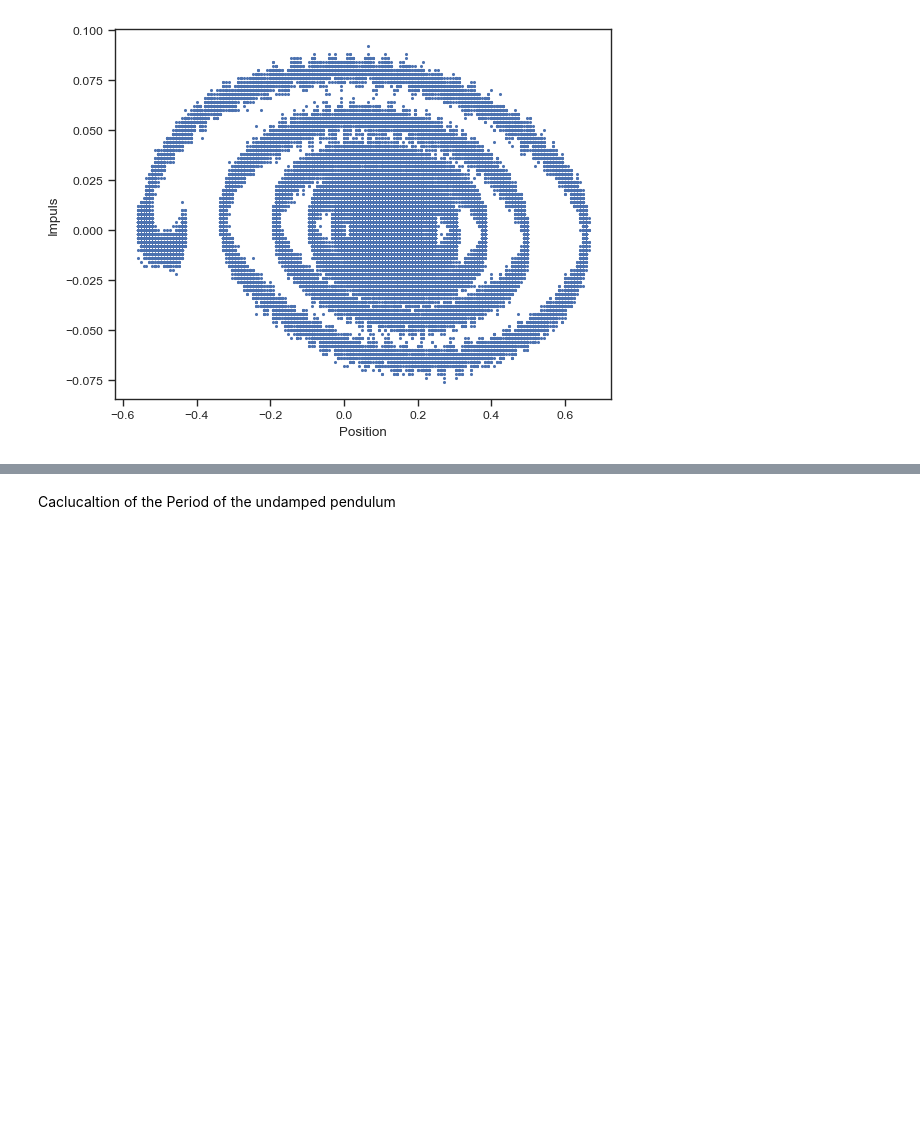
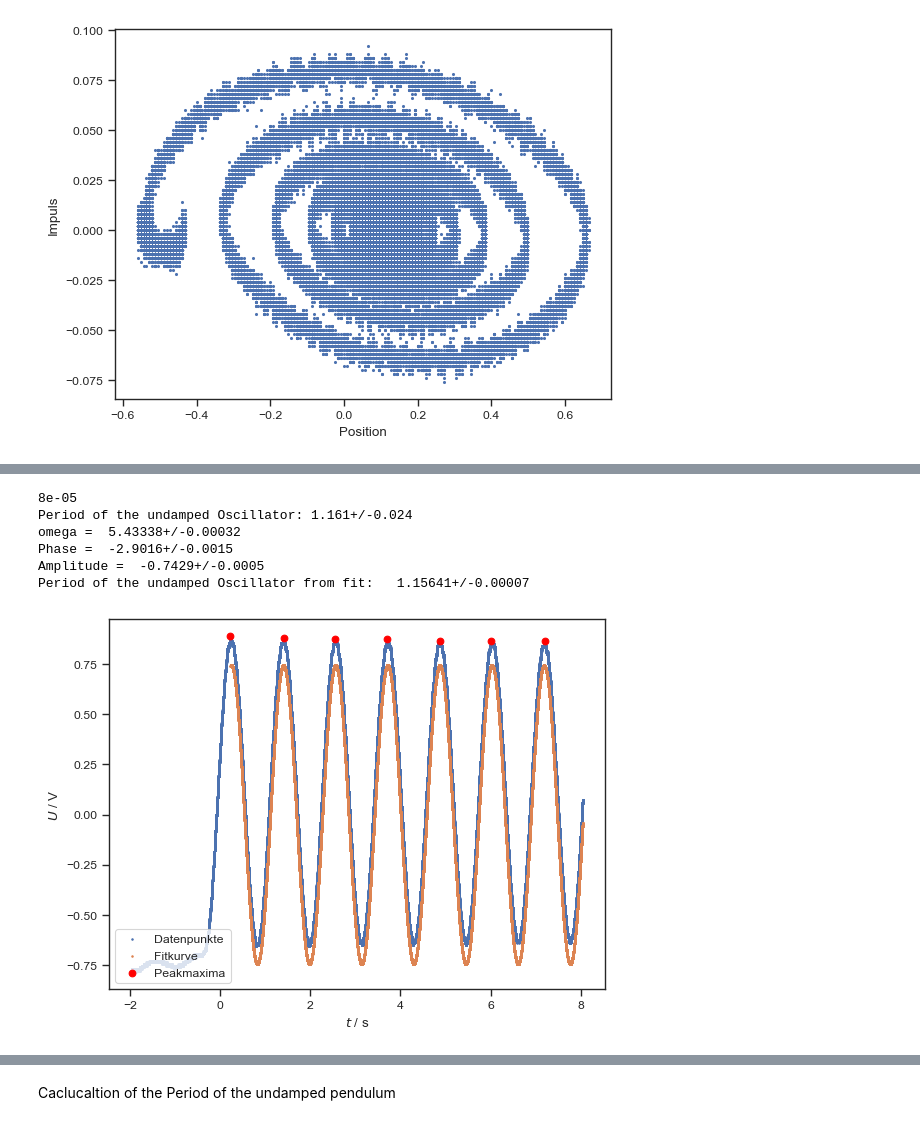
Before and after one commit to KemalOenen/Grundpraktikum2_Gruppe1_SS23, a Jupyter notebook: Versuch7/Djoxx_Pendulum.ipynb, the cells around one changed output, grey strips where cells are left out. Cells and saved outputs as stored; diff of their text form; code cells hidden in the pictures; blank space fills up the shorter version.

```diff
--- a/Versuch7/Djoxx_Pendulum.ipynb
+++ b/Versuch7/Djoxx_Pendulum.ipynb
@@ -156,0 +187,43 @@ AttributeError: 'numpy.ndarray' object has no attribute 'strip'
+# %%
+filename="T0006.CSV"
+df=pd.read_csv(filename, header=14)
+plt.scatter(df["TIME"], df["CH1"], s =1, label="Datenpunkte")
+
+#determine peaks
+peaks=scipy.signal.find_peaks(df["CH1"], prominence=0.1, distance=10000, height=0.5)
+res_period_2=calculateTimeIntervall(filename, peaks[0])
+print("Period of the undamped Oscillator: " + str(res_period_2))
+
+#make fit
+def sinus_function(t, omega, phi, A):
+    return A*np.sin(omega*t + phi)
+
+popt, pcov = curve_fit(sinus_function, df["TIME"][peaks[0][0]:], df["CH1"][peaks[0][0]:], p0=[5,0,1])
+
+fit_omega_2 = ufloat(popt[0], np.sqrt(pcov[0][0]))
+fit_phaseshift_2 = ufloat(popt[1], np.sqrt(pcov[1][1]))
+fit_amplitude_2 = ufloat(popt[2], np.sqrt(pcov[2][2]))
+fit_period_2 = (2*np.pi)/fit_omega_2
+
+print("omega = ", fit_omega_2)
+print("Phase = ", fit_phaseshift_2)
+print("Amplitude = ", fit_amplitude_2)
+print("Period of the undamped Oscillator from fit:  ", fit_period_2)
+
+# plot fit and peaks
+plt.scatter(df["TIME"][peaks[0][0]:], sinus_function(df["TIME"][peaks[0][0]:],
+                                                     fit_omega_2.n, fit_phaseshift_2.n, fit_amplitude_2.n), s =1, label="Fitkurve")
+plt.scatter(df["TIME"][peaks[0]], df["CH1"][peaks[0]], color="red", label="Peakmaxima")
+
+plt.xlabel(r"$t$ / s")
+plt.ylabel(r"$U$ / V")
+plt.legend(loc="lower left")
+plt.show()
+# %% [output]
+8e-05
+Period of the undamped Oscillator: 1.161+/-0.024
+omega =  5.43338+/-0.00032
+Phase =  -2.9016+/-0.0015
+Amplitude =  -0.7429+/-0.0005
+Period of the undamped Oscillator from fit:   1.15641+/-0.00007
+[figure, added]
```
Also changed, not shown: parts of 14 cells of this notebook.
